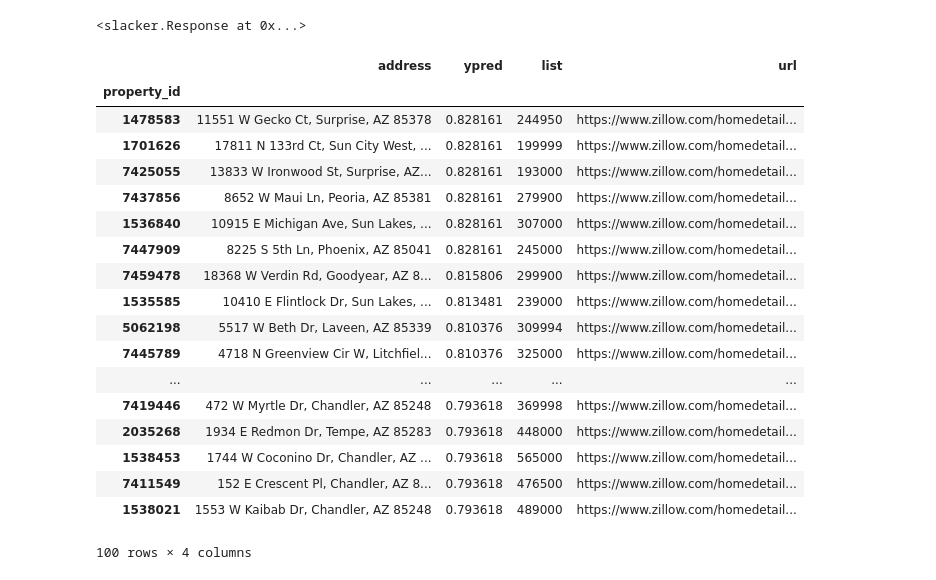
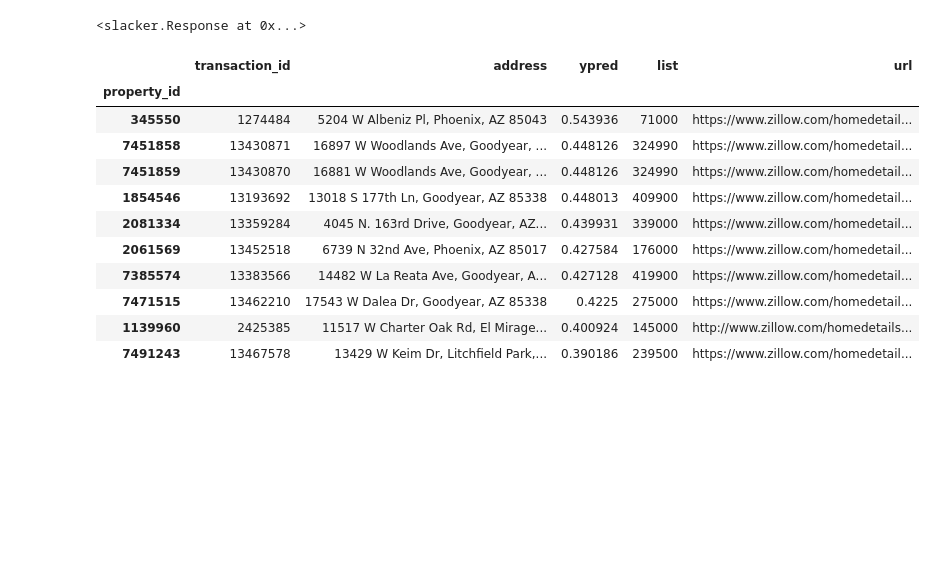
Before and after one commit to ivoytov/rentalnerd, a Jupyter notebook: scraper/predict_sale_above_list.ipynb, the cells around one changed output. Saved outputs shown, nothing was run; the diff lists cells and outputs as text; code cells hidden in the pictures; blank space fills up the shorter version.

```diff
--- a/scraper/predict_sale_above_list.ipynb
+++ b/scraper/predict_sale_above_list.ipynb
@@ -133,6 +160,7 @@ query = %sql (\
     SELECT \
     area_name_zipcodes.area_name, \
     properties.*, \
+    property_transaction_logs.id as 'transaction_id', \
     property_transaction_logs.* \
     FROM  \
     property_transaction_logs \
@@ -141,19 +169,13 @@ query = %sql (\
     LEFT JOIN \
     area_name_zipcodes on properties.zipcode = area_name_zipcodes.zipcode \
     where \
-    date_listed IS NOT NULL AND \
-    date_closed IS NOT NULL AND \
-    property_transaction_logs.price_closed > 0 AND \
-    property_transaction_logs.price_listed > 0 AND \
+    home_type = 'sfh' AND \
+    is_latest = 1 AND \
     abnormal = false AND \
-    home_type = 'sfh' AND \
     transaction_type = 'sales' AND \
-    transaction_status = 'closed' AND \
-    property_transaction_logs.date_closed < :today AND \
-    property_transaction_logs.days_on_market < 150 \
-    ORDER BY property_transaction_logs.date_closed DESC \
+    transaction_status = 'open' AND \
+    area_name = 'PH' \
     LIMIT :limit )
 
-
-closed = query.DataFrame()
+for_sale = query.DataFrame()
 # %% [output]
@@ -289,5 +293,5 @@ See the caveats in the documentation: http://pandas.pydata.org/pandas-docs/stabl
 # %%
-ind2remove = ['Unnamed: 0', 'address', 'area_name', 'date_listed', 'id', 'listed_diff_id', 'lookup_address',
+ind2remove = ['Unnamed: 0', 'id', 'address', 'area_name', 'date_listed', 'listed_diff_id', 'lookup_address',
               'origin_url', 'neighborhood', 'zipcode', 'luxurious', 'transaction_status', 'transaction_type',
               'images','zestimate_sale','zestimate_rent', 'price', 'price_closed', 'date_transacted_latest']
 factors = np.setdiff1d(sold.columns, ind2remove).tolist()
@@ -296,7 +300,6 @@ sales_train, sales_test = cv.train_test_split(sold, test_size = 0.25) # set asid
 # %%
 # cap number of homes that fit into VRAM
 memory_cap = 250000
-city = 'ALL'
 
 # init empty model that we can load into on the second iteration
 bst = xgb.Booster()
@@ -306,13 +309,16 @@ label = 'good_sell'
 f = factors
 f.remove(label) # this happens in place
 
-dtrain = xgb.DMatrix(sales_train[factors].values, label=sales_train[label], feature_names=factors)
-dtest = xgb.DMatrix(sales_test[factors].values, label=sales_test[label], feature_names=factors)
+dtrain = xgb.DMatrix(sales_train[f].values, label=sales_train[label], feature_names=sales_train[f].columns.values)
+dtest = xgb.DMatrix(sales_test[f].values, label=sales_test[label], feature_names=f)
 watchlist  = [(dtrain,'train'),(dtest,'eval')]
 
 progress = dict()
-xgb_model = xgb.train( param, dtrain, num_round, evals = watchlist, early_stopping_rounds = 10, verbose_eval = 10, evals_result = progress )
+xgb_model = xgb.train( param, dtrain, num_round, evals = watchlist, early_stopping_rounds = 10
+                      , verbose_eval = 10, evals_result = progress )
 
 if hasattr(xgb_model, 'best_score'):
     print("Early stopping occured, best_score %f, best_iteration %i" % (xgb_model.best_score, xgb_model.best_iteration))
+
+slack("Training set: %i\tTesting set: %i" % (len(sales_train.index), len(sales_test.index)))
 # %% [output]
@@ -349,41 +360,35 @@ target = xgb.DMatrix( for_sale[f].values, feature_names=f)
 ypred = xgb_model.predict(target, ntree_limit=(xgb_model.best_iteration if hasattr(xgb_model, 'best_score') else None))
 # %%
 values = np.column_stack((for_sale.index.values
+                         ,for_sale.transaction_id.values
                          ,for_sale.address.values
                          ,ypred
                          ,for_sale.price.values
                          ,for_sale['origin_url'].values))
-output = pd.DataFrame(values[:,1:],index=values[:,0],columns=['address','ypred',
+output = pd.DataFrame(values[:,1:],index=values[:,0],columns=['transaction_id', 'address','ypred',
                                                               'list', 'url'])
 output.index.name = 'property_id'
 output = output.sort_values(by='ypred',ascending=False)
 # output = output[output.ypred > 0.50]
-file = 'good_sell/target_list_' + today.strftime('%Y%m%d') + '.csv'
+file = csv_path + 'good_sell/target_list_' + today.strftime('%Y%m%d') + '.csv'
 output.to_csv(file)
 slacker.files.upload(file, channels='#progress')
 # %% [output]
 <slacker.Response at 0x...>
 # %%
-output.head(100)
+output.head(10)
 # %% [output]
-|  | address | ypred | list | url |
-| property_id |  |  |  |  |
-| 1478583 | 11551 W Gecko Ct, Surprise, AZ 85378 | 0.828161 | 244950 | https://www.zillow.com/homedetail... |
-| 1701626 | 17811 N 133rd Ct, Sun City West, ... | 0.828161 | 199999 | https://www.zillow.com/homedetail... |
-| 7425055 | 13833 W Ironwood St, Surprise, AZ... | 0.828161 | 193000 | https://www.zillow.com/homedetail... |
-| 7437856 | 8652 W Maui Ln, Peoria, AZ 85381 | 0.828161 | 279900 | https://www.zillow.com/homedetail... |
-| 1536840 | 10915 E Michigan Ave, Sun Lakes, ... | 0.828161 | 307000 | https://www.zillow.com/homedetail... |
-| 7447909 | 8225 S 5th Ln, Phoenix, AZ 85041 | 0.828161 | 245000 | https://www.zillow.com/homedetail... |
-| 7459478 | 18368 W Verdin Rd, Goodyear, AZ 8... | 0.815806 | 299900 | https://www.zillow.com/homedetail... |
-| 1535585 | 10410 E Flintlock Dr, Sun Lakes, ... | 0.813481 | 239000 | https://www.zillow.com/homedetail... |
-| 5062198 | 5517 W Beth Dr, Laveen, AZ 85339 | 0.810376 | 309994 | https://www.zillow.com/homedetail... |
-| 7445789 | 4718 N Greenview Cir W, Litchfiel... | 0.810376 | 325000 | https://www.zillow.com/homedetail... |
-| ... | ... | ... | ... | ... |
-| 7419446 | 472 W Myrtle Dr, Chandler, AZ 85248 | 0.793618 | 369998 | https://www.zillow.com/homedetail... |
-| 2035268 | 1934 E Redmon Dr, Tempe, AZ 85283 | 0.793618 | 448000 | https://www.zillow.com/homedetail... |
-| 1538453 | 1744 W Coconino Dr, Chandler, AZ ... | 0.793618 | 565000 | https://www.zillow.com/homedetail... |
-| 7411549 | 152 E Crescent Pl, Chandler, AZ 8... | 0.793618 | 476500 | https://www.zillow.com/homedetail... |
-| 1538021 | 1553 W Kaibab Dr, Chandler, AZ 85248 | 0.793618 | 489000 | https://www.zillow.com/homedetail... |
+|  | transaction_id | address | ypred | list | url |
+| property_id |  |  |  |  |  |
+| 345550 | 1274484 | 5204 W Albeniz Pl, Phoenix, AZ 85043 | 0.543936 | 71000 | https://www.zillow.com/homedetail... |
+| 7451858 | 13430871 | 16897 W Woodlands Ave, Goodyear, ... | 0.448126 | 324990 | https://www.zillow.com/homedetail... |
+| 7451859 | 13430870 | 16881 W Woodlands Ave, Goodyear, ... | 0.448126 | 324990 | https://www.zillow.com/homedetail... |
+| 1854546 | 13193692 | 13018 S 177th Ln, Goodyear, AZ 85338 | 0.448013 | 409900 | https://www.zillow.com/homedetail... |
+| 2081334 | 13359284 | 4045 N. 163rd Drive, Goodyear, AZ... | 0.439931 | 339000 | https://www.zillow.com/homedetail... |
+| 2061569 | 13452518 | 6739 N 32nd Ave, Phoenix, AZ 85017 | 0.427584 | 176000 | https://www.zillow.com/homedetail... |
+| 7385574 | 13383566 | 14482 W La Reata Ave, Goodyear, A... | 0.427128 | 419900 | https://www.zillow.com/homedetail... |
+| 7471515 | 13462210 | 17543 W Dalea Dr, Goodyear, AZ 85338 | 0.4225 | 275000 | https://www.zillow.com/homedetail... |
+| 1139960 | 2425385 | 11517 W Charter Oak Rd, El Mirage... | 0.400924 | 145000 | http://www.zillow.com/homedetails... |
+| 7491243 | 13467578 | 13429 W Keim Dr, Litchfield Park,... | 0.390186 | 239500 | https://www.zillow.com/homedetail... |
-100 rows × 4 columns
 # %%
 # read in prior target list for backtesting purposes
```
Also changed, not shown: parts of 17 cells of this notebook, 15 other files.
